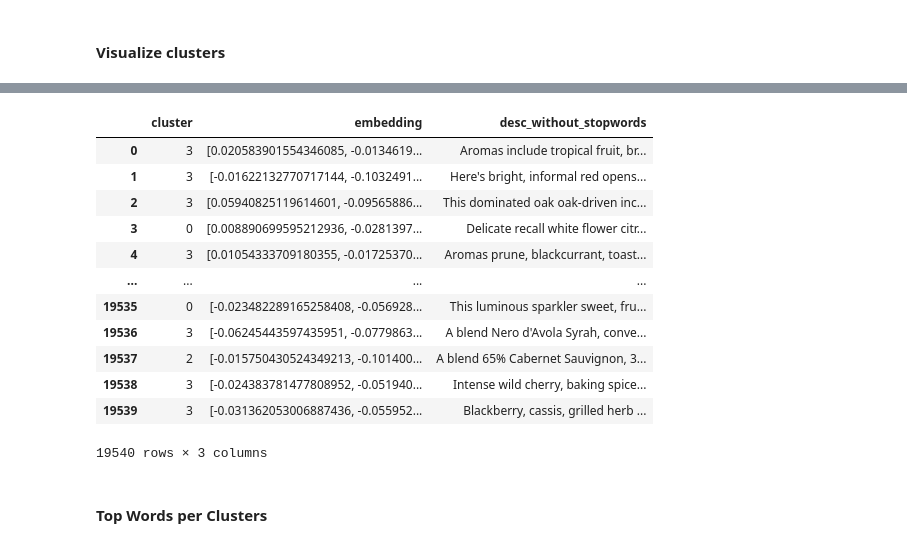
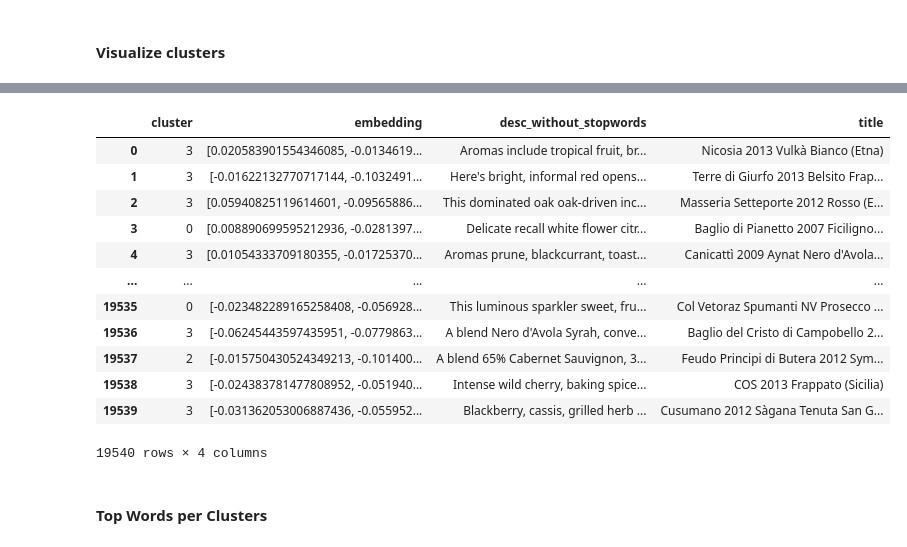
Before and after one commit to mwheeler235/wine-recommender, a Jupyter notebook: wine_reviews_sbert.ipynb, the cells around one changed output, grey strips where cells are left out. Saved outputs shown, nothing was run; the diff lists cells and outputs as text; code cells hidden in the pictures.

```diff
--- a/wine_reviews_sbert.ipynb
+++ b/wine_reviews_sbert.ipynb
@@ -254,22 +257,22 @@ OMP: Info #276: omp_set_nested routine deprecated, please use omp_set_max_active
 # %%
 # Add Cluster and embeddings as new columns in source dataframe
 df_filtered['cluster'] = labels
 df_filtered['embedding'] = corpus_embeddings.tolist()
-df_filtered[['cluster','embedding','desc_without_stopwords']]
+# df_filtered[['cluster','embedding','desc_without_stopwords','title']]
 # %% [output]
-|  | cluster | embedding | desc_without_stopwords |
-| 0 | 3 | [0.020583901554346085, -0.0134619... | Aromas include tropical fruit, br... |
-| 1 | 3 | [-0.01622132770717144, -0.1032491... | Here's bright, informal red opens... |
-| 2 | 3 | [0.05940825119614601, -0.09565886... | This dominated oak oak-driven inc... |
-| 3 | 0 | [0.008890699595212936, -0.0281397... | Delicate recall white flower citr... |
-| 4 | 3 | [0.01054333709180355, -0.01725370... | Aromas prune, blackcurrant, toast... |
-| ... | ... | ... | ... |
-| 19535 | 0 | [-0.023482289165258408, -0.056928... | This luminous sparkler sweet, fru... |
-| 19536 | 3 | [-0.06245443597435951, -0.0779863... | A blend Nero d'Avola Syrah, conve... |
-| 19537 | 2 | [-0.015750430524349213, -0.101400... | A blend 65% Cabernet Sauvignon, 3... |
-| 19538 | 3 | [-0.024383781477808952, -0.051940... | Intense wild cherry, baking spice... |
-| 19539 | 3 | [-0.031362053006887436, -0.055952... | Blackberry, cassis, grilled herb ... |
+|  | cluster | embedding | desc_without_stopwords | title |
+| 0 | 3 | [0.020583901554346085, -0.0134619... | Aromas include tropical fruit, br... | Nicosia 2013 Vulkà Bianco (Etna) |
+| 1 | 3 | [-0.01622132770717144, -0.1032491... | Here's bright, informal red opens... | Terre di Giurfo 2013 Belsito Frap... |
+| 2 | 3 | [0.05940825119614601, -0.09565886... | This dominated oak oak-driven inc... | Masseria Setteporte 2012 Rosso (E... |
+| 3 | 0 | [0.008890699595212936, -0.0281397... | Delicate recall white flower citr... | Baglio di Pianetto 2007 Ficiligno... |
+| 4 | 3 | [0.01054333709180355, -0.01725370... | Aromas prune, blackcurrant, toast... | Canicattì 2009 Aynat Nero d'Avola... |
+| ... | ... | ... | ... | ... |
+| 19535 | 0 | [-0.023482289165258408, -0.056928... | This luminous sparkler sweet, fru... | Col Vetoraz Spumanti NV Prosecco ... |
+| 19536 | 3 | [-0.06245443597435951, -0.0779863... | A blend Nero d'Avola Syrah, conve... | Baglio del Cristo di Campobello 2... |
+| 19537 | 2 | [-0.015750430524349213, -0.101400... | A blend 65% Cabernet Sauvignon, 3... | Feudo Principi di Butera 2012 Sym... |
+| 19538 | 3 | [-0.024383781477808952, -0.051940... | Intense wild cherry, baking spice... | COS 2013 Frappato (Sicilia) |
+| 19539 | 3 | [-0.031362053006887436, -0.055952... | Blackberry, cassis, grilled herb ... | Cusumano 2012 Sàgana Tenuta San G... |
-19540 rows × 3 columns
+19540 rows × 4 columns
 # %% [markdown]
 #### Top Words per Clusters
 # %%
```
Also changed, not shown: parts of 15 cells of this notebook.
